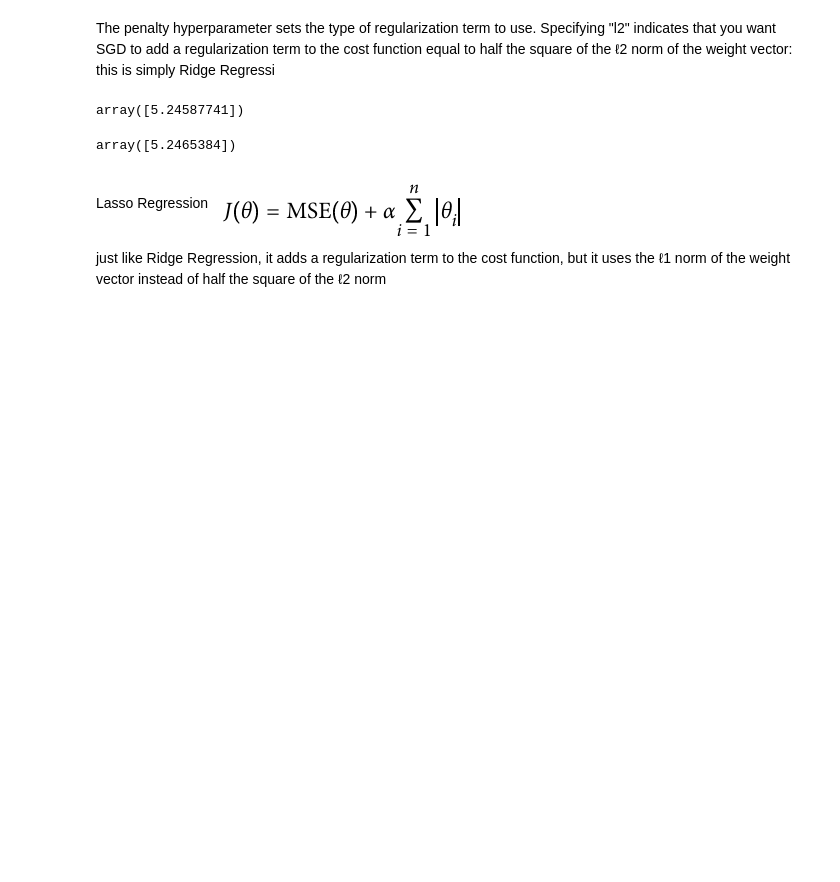
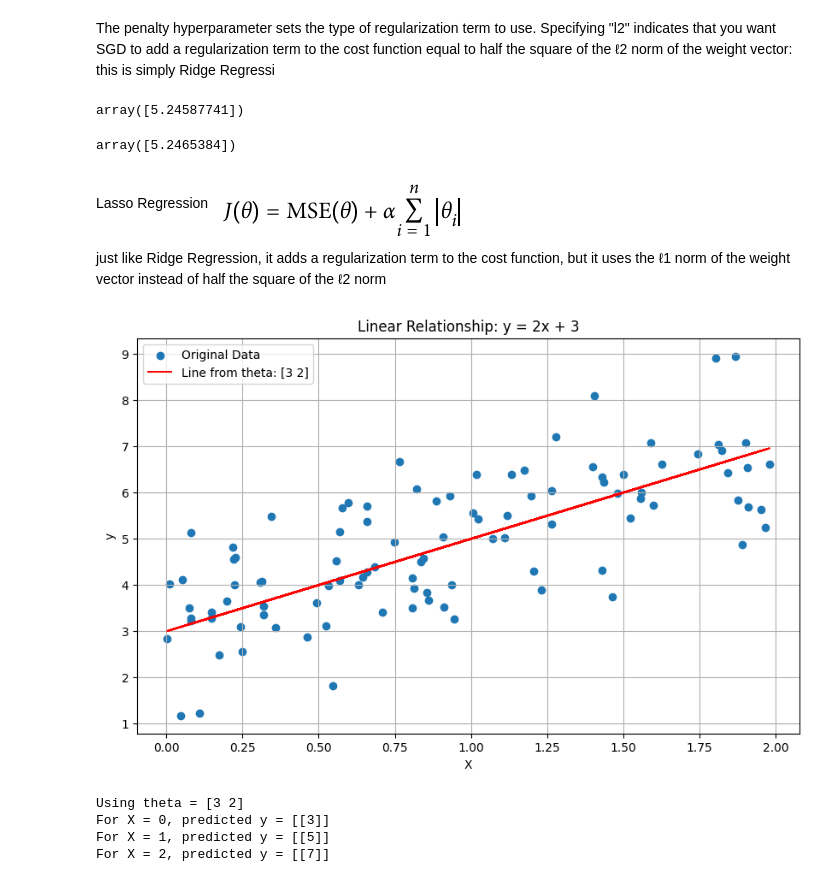
Before and after one commit to manojgowdabk/Hands-on-Machine-learning, a Jupyter notebook: GPT-Neo.ipynb, the cells around one changed output. Cells and saved outputs as stored; diff of their text form; code cells hidden in the pictures; blank space fills up the shorter version.

```diff
--- a/GPT-Neo.ipynb
+++ b/GPT-Neo.ipynb
@@ -476,3 +476,49 @@ just like Ridge
  norm
  of the weight vector instead of half the square of the ℓ2
  norm
+# %%
+import numpy as np
+import matplotlib.pyplot as plt
+
+# Generate some sample data that approximately follows y = 2x + 3
+X = 2 * np.random.rand(100, 1)
+y = 3 + 2 * X + np.random.randn(100, 1) # Add some noise
+
+# In the form y = ax + b, here a = 2 and b = 3
+
+# In the context of machine learning, we often represent this as:
+# y = theta_0 * x_0 + theta_1 * x_1
+# where x_0 is typically 1 (for the intercept term) and x_1 is the feature (our X)
+# So, theta = [theta_0, theta_1] where theta_0 = b and theta_1 = a
+
+# Let's add the intercept term (x_0 = 1) to our X data
+X_b = np.c_[np.ones((100, 1)), X] # Add x0 = 1 to each instance
+
+# Now, theta will be a 2x1 vector [intercept, slope]
+# Let's assume we have found the optimal theta (which should be close to [3, 2])
+theta_example = np.array([[3], [2]])
+
+# Now, we can use this theta to predict y values
+y_predict = X_b.dot(theta_example)
+
+# Plot the original data and the line represented by our theta_example
+plt.figure(figsize=(10, 6))
+plt.scatter(X, y, label='Original Data')
+plt.plot(X, y_predict, color='red', label=f'Line from theta: {theta_example.flatten()}')
+plt.xlabel('X')
+plt.ylabel('y')
+plt.title('Linear Relationship: y = 2x + 3')
+plt.legend()
+plt.grid(True)
+plt.show()
+
+print(f"Using theta = {theta_example.flatten()}")
+print(f"For X = 0, predicted y = {np.array([[1, 0]]).dot(theta_example)}")
+print(f"For X = 1, predicted y = {np.array([[1, 1]]).dot(theta_example)}")
+print(f"For X = 2, predicted y = {np.array([[1, 2]]).dot(theta_example)}")
+# %% [output]
+[figure, added]
+Using theta = [3 2]
+For X = 0, predicted y = [[3]]
+For X = 1, predicted y = [[5]]
+For X = 2, predicted y = [[7]]
```
Also changed, not shown: parts of 5 cells of this notebook.
